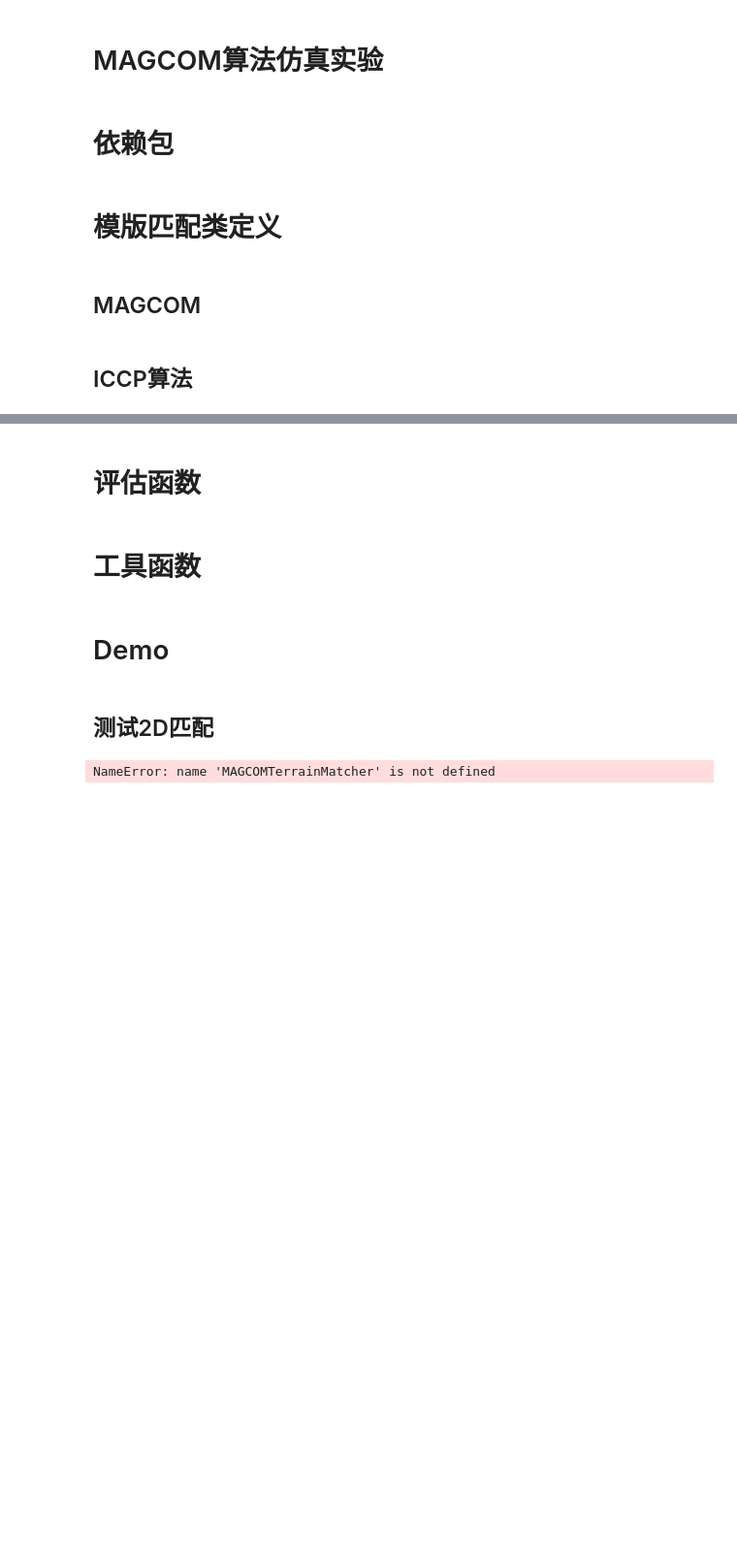
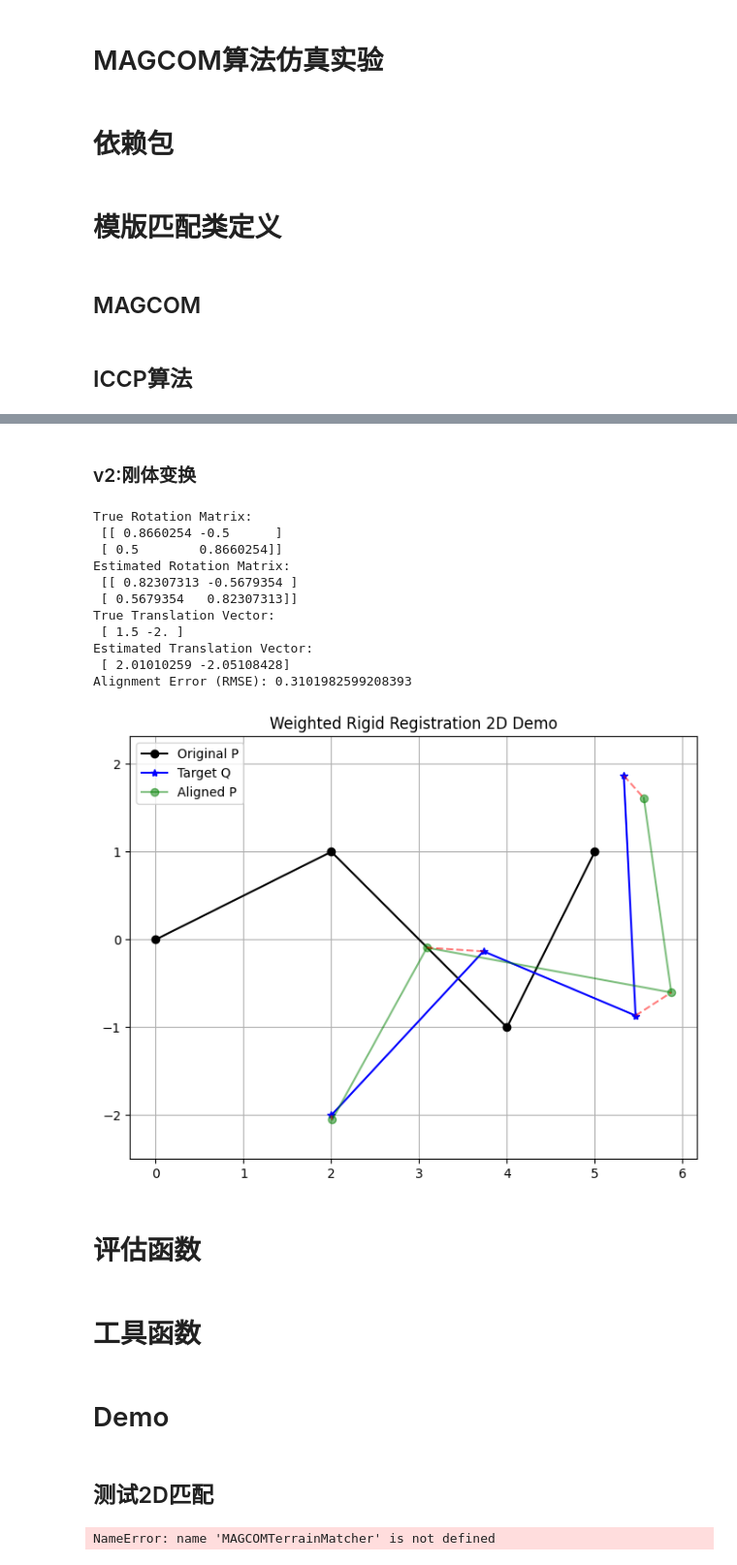
Before and after one commit to JiaqiMi/Sea-Sky-Explorer-Sharing, a Jupyter notebook: TAN_algorithm_simulation.ipynb, the cells around one changed output, grey strips where cells are left out. Shown at 97% size. Drawn from its saved outputs; the diff is of its cells as text; code cells hidden in the pictures; blank space fills up the shorter version.

```diff
--- a/TAN_algorithm_simulation.ipynb
+++ b/TAN_algorithm_simulation.ipynb
@@ -417,0 +389,2 @@ plt.show()
+# %% [markdown]
+### v2:刚体变换
@@ -418,3 +454,63 @@ plt.show()
+# %%
+# --- Demo ---
+if __name__ == "__main__":
+    np.random.seed(42)
+
+    # 1. 构造原始点集 P
+    P = np.array([[0, 0], [2, 1], [4, -1], [5, 1]])
+
+    # 2. 定义已知旋转角和平移向量
+    theta_true = np.radians(30)  # 30度旋转
+    t_true = np.array([1.5, -2.0])
+    R_true = np.array([[np.cos(theta_true), -np.sin(theta_true)],
+                       [np.sin(theta_true),  np.cos(theta_true)]])
+
+    # 3. 应用变换生成目标点集 Q
+    Q = (R_true @ P.T).T + t_true
+    # 手动修改其中的坐标
+    Q[0, 0] += 0.5
+    Q[1, 0] += 1
+    Q[3, 1] += 0.5
+
+    # 4. 添加权重
+    w = np.array([1.0, 1.0, 1.0, 1.0])  # 示例权重
+
+    # 5. 执行配准
+    reg = WeightedRigidRegistration2D()
+    R_est, t_est, P_aligned = reg.fit(P, Q, w)
+
+    # 6. 输出结果
+    print("True Rotation Matrix:\n", R_true)
+    print("Estimated Rotation Matrix:\n", R_est)
+    print("True Translation Vector:\n", t_true)
+    print("Estimated Translation Vector:\n", t_est)
+    print("Alignment Error (RMSE):", np.sqrt(np.mean((P_aligned - Q) ** 2)))
+
+    # 7. 可视化
+    plt.figure(figsize=(8, 6))
+    plt.plot(P[:, 0], P[:, 1], 'ko-', label='Original P')
+    plt.plot(Q[:, 0], Q[:, 1], 'b*-', label='Target Q')
+    plt.plot(P_aligned[:, 0], P_aligned[:, 1], 'go-', label='Aligned P', alpha=0.5)
+    for i in range(P.shape[0]):
+        plt.plot([Q[i, 0], P_aligned[i, 0]], [Q[i, 1], P_aligned[i, 1]], 'r--', alpha=0.5)
+    plt.legend()
+    plt.axis('equal')
+    plt.grid(True)
+    plt.title("Weighted Rigid Registration 2D Demo")
+    plt.show()
+# %% [output]
+True Rotation Matrix:
+ [[ 0.8660254 -0.5      ]
+ [ 0.5        0.8660254]]
+Estimated Rotation Matrix:
+ [[ 0.82307313 -0.5679354 ]
+ [ 0.5679354   0.82307313]]
+True Translation Vector:
+ [ 1.5 -2. ]
+Estimated Translation Vector:
+ [ 2.01010259 -2.05108428]
+Alignment Error (RMSE): 0.3101982599208393
+[figure, added]
 # %% [markdown]
 # 评估函数
 # %%
```
Also changed, not shown: parts of 10 cells of this notebook.
